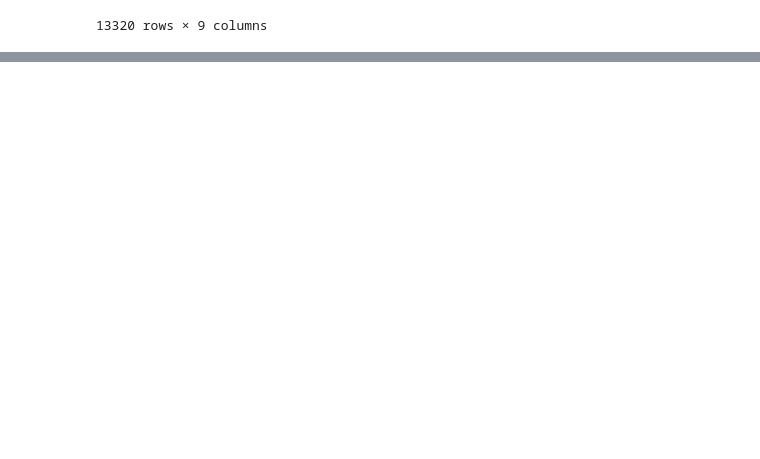
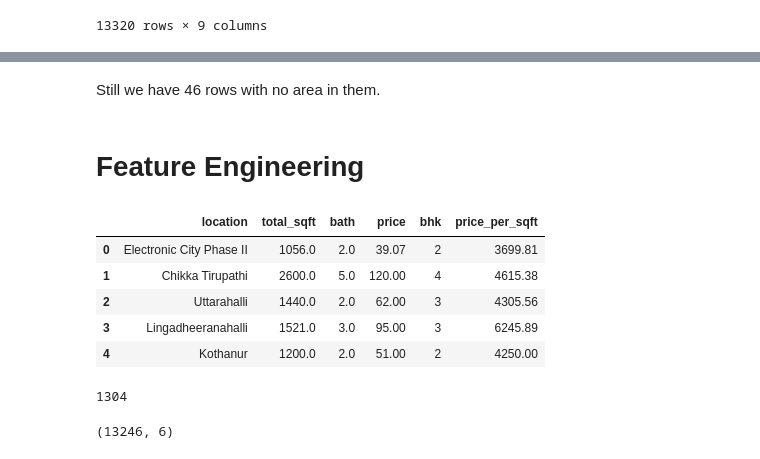
Before and after one commit to Simran-Dalvi/Real_Estate_Price_Prediction_End_to_End, a Jupyter notebook: banglore_house_price.ipynb, the cells around one changed output, grey strips where cells are left out. Cells and saved outputs as stored; diff of their text form; code cells hidden in the pictures; blank space fills up the shorter version.

```diff
--- a/banglore_house_price.ipynb
+++ b/banglore_house_price.ipynb
@@ -48,0 +196,15 @@ df
+# %%
+#  Function to convert values in range
+def convert_sqft_To_num(x):
+  tokens = x.split(' - ')
+  if len(tokens) == 2:
+    return (float(tokens[0]) + float(tokens[1])) / 2
+  try :
+    return float(x)
+  except:
+    return None
+# %%
+df_area = df_nonna.copy()
+# %%
+df_area['total_sqft'] = df_area['total_sqft'].apply(convert_sqft_To_num)
+df_area.head(50)
@@ -48,0 +249,25 @@ df
+# %% [markdown]
+Still we have 46 rows with no area in them.
+# %% [markdown]
+# Feature Engineering
+# %%
+df_price = df_area.copy()
+# %%
+# since data is in lakh multiply with 100000 and divide by total area
+df_price['price_per_sqft'] = round((df_price['price'] * 1e5) / df_price['total_sqft'], 2)
+df_price.head()
+# %% [output]
+|  | location | total_sqft | bath | price | bhk | price_per_sqft |
+| 0 | Electronic City Phase II | 1056.0 | 2.0 | 39.07 | 2 | 3699.81 |
+| 1 | Chikka Tirupathi | 2600.0 | 5.0 | 120.00 | 4 | 4615.38 |
+| 2 | Uttarahalli | 1440.0 | 2.0 | 62.00 | 3 | 4305.56 |
+| 3 | Lingadheeranahalli | 1521.0 | 3.0 | 95.00 | 3 | 6245.89 |
+| 4 | Kothanur | 1200.0 | 2.0 | 51.00 | 2 | 4250.00 |
+# %%
+len(df_price['location'].unique())
+# %% [output]
+1304
+# %%
+df_price.shape
+# %% [output]
+(13246, 6)
```
Also changed, not shown: parts of 41 cells of this notebook.
